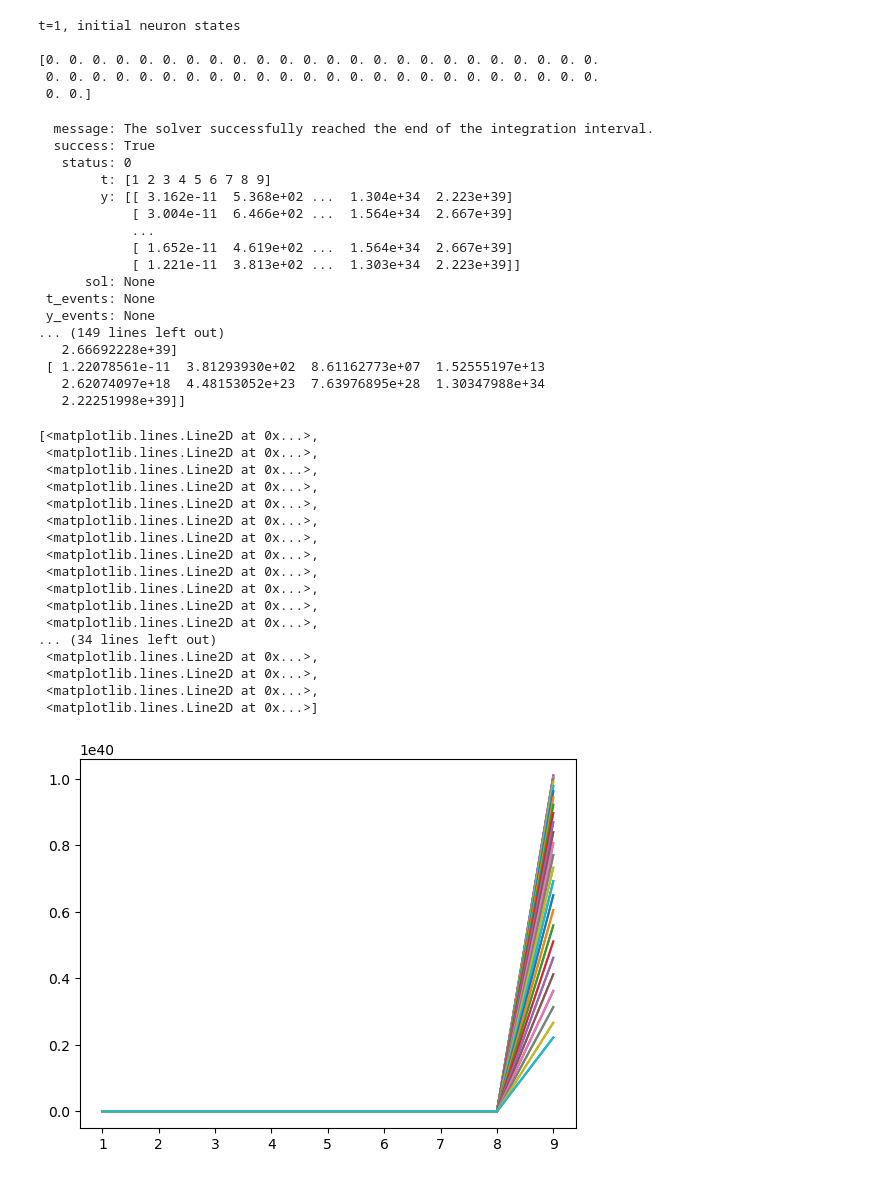
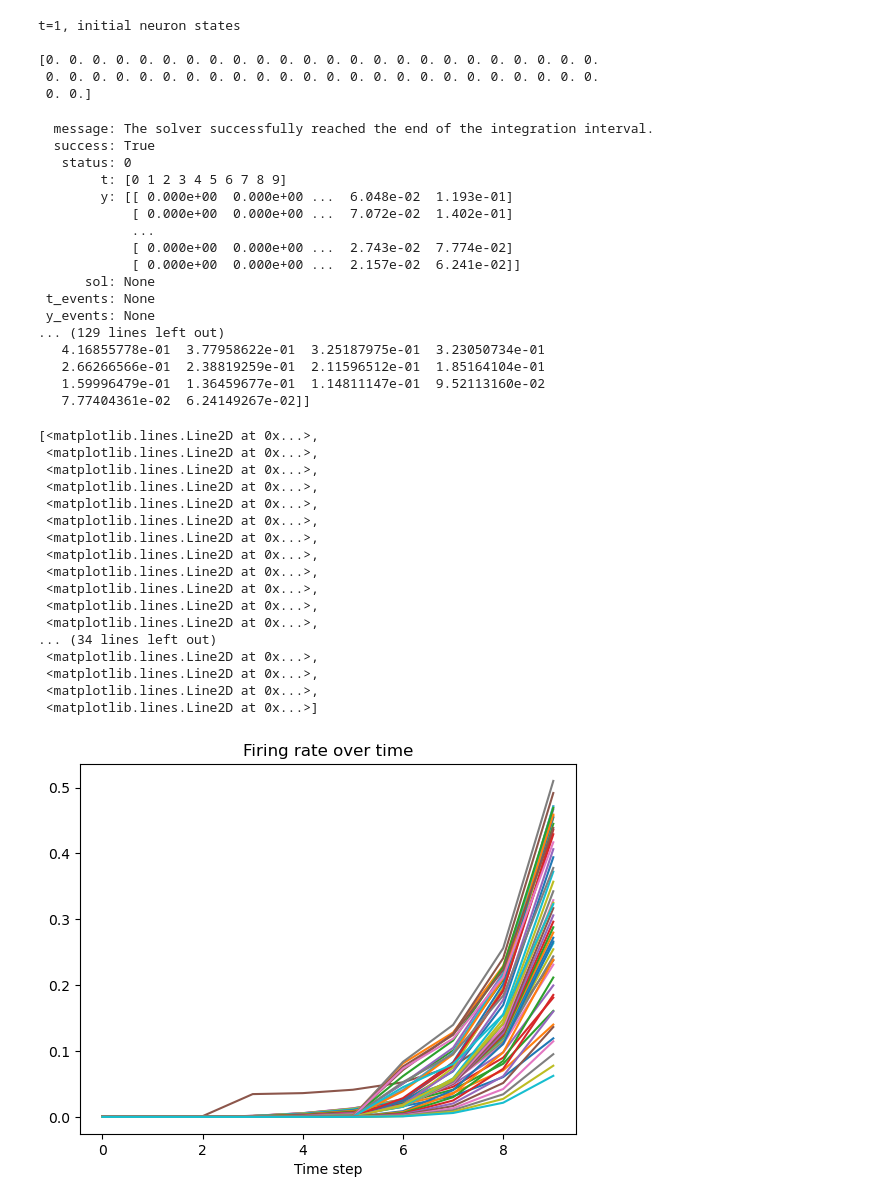
Before and after one commit to michealrm/Trappenberg_CAAN, a Jupyter notebook: caan_simulation.ipynb, the cells around one changed output. Cells and saved outputs as stored; diff of their text form; code cells hidden in the pictures.

```diff
--- a/caan_simulation.ipynb
+++ b/caan_simulation.ipynb
@@ -75,53 +80,54 @@ t=1, initial neuron states
 # print(np.shape(w))
 # print(r[:, 0].reshape(50, 1))
 # print(np.dot(w, r[:, 0]))
-tau = 1
+tau = 14
 def nn_ode(t, Uc, W, I, tau):
-    t = int(t)
     # transpose Uc so we get a column vector
     # ...
-    return np.transpose(Uc).dot(W) + I[:, t]
+    t = int(t)
+    return (-Uc + W.T.dot(Uc) + I[:, t]) / tau
 
-dUdt = sp.integrate.solve_ivp(nn_ode, [0, num_time_steps - 1], U[:, 0], t_eval=np.arange(1, num_time_steps), args=(w, external_input, tau))
-print(dUdt)
-print(dUdt.y)
+solution = sp.integrate.solve_ivp(nn_ode, [0, num_time_steps - 1], U[:, 0], t_eval=np.arange(0, num_time_steps), args=(w, external_input, tau))
+print(solution)
+print(solution.y.T)
 # %% [output]
   message: The solver successfully reached the end of the integration interval.
   success: True
    status: 0
-        t: [1 2 3 4 5 6 7 8 9]
-        y: [[ 3.162e-11  5.368e+02 ...  1.304e+34  2.223e+39]
-            [ 3.004e-11  6.466e+02 ...  1.564e+34  2.667e+39]
+        t: [0 1 2 3 4 5 6 7 8 9]
+        y: [[ 0.000e+00  0.000e+00 ...  6.048e-02  1.193e-01]
+            [ 0.000e+00  0.000e+00 ...  7.072e-02  1.402e-01]
             ...
-            [ 1.652e-11  4.619e+02 ...  1.564e+34  2.667e+39]
-            [ 1.221e-11  3.813e+02 ...  1.303e+34  2.223e+39]]
+            [ 0.000e+00  0.000e+00 ...  2.743e-02  7.774e-02]
+            [ 0.000e+00  0.000e+00 ...  2.157e-02  6.241e-02]]
       sol: None
  t_events: None
  y_events: None
-... (149 lines left out)
-   2.66692228e+39]
- [ 1.22078561e-11  3.81293930e+02  8.61162773e+07  1.52555197e+13
-   2.62074097e+18  4.48153052e+23  7.63976895e+28  1.30347988e+34
-   2.22251998e+39]]
+... (129 lines left out)
+   4.16855778e-01  3.77958622e-01  3.25187975e-01  3.23050734e-01
+   2.66266566e-01  2.38819259e-01  2.11596512e-01  1.85164104e-01
+   1.59996479e-01  1.36459677e-01  1.14811147e-01  9.52113160e-02
+   7.77404361e-02  6.24149267e-02]]
-# %%
-
-plt.plot(dUdt.t, np.transpose(dUdt.y))
-# %% [output]
-[<matplotlib.lines.Line2D at 0x...>,
- <matplotlib.lines.Line2D at 0x...>,
- <matplotlib.lines.Line2D at 0x...>,
- <matplotlib.lines.Line2D at 0x...>,
- <matplotlib.lines.Line2D at 0x...>,
- <matplotlib.lines.Line2D at 0x...>,
- <matplotlib.lines.Line2D at 0x...>,
- <matplotlib.lines.Line2D at 0x...>,
- <matplotlib.lines.Line2D at 0x...>,
- <matplotlib.lines.Line2D at 0x...>,
- <matplotlib.lines.Line2D at 0x...>,
- <matplotlib.lines.Line2D at 0x...>,
-... (34 lines left out)
- <matplotlib.lines.Line2D at 0x...>,
- <matplotlib.lines.Line2D at 0x...>,
- <matplotlib.lines.Line2D at 0x...>,
- <matplotlib.lines.Line2D at 0x...>]
-[figure, removed]
+# %%
+plt.title("Firing rate over time")
+plt.xlabel("Time step")
+plt.plot(solution.t, solution.y.T)
+# %% [output]
+[<matplotlib.lines.Line2D at 0x...>,
+ <matplotlib.lines.Line2D at 0x...>,
+ <matplotlib.lines.Line2D at 0x...>,
+ <matplotlib.lines.Line2D at 0x...>,
+ <matplotlib.lines.Line2D at 0x...>,
+ <matplotlib.lines.Line2D at 0x...>,
+ <matplotlib.lines.Line2D at 0x...>,
+ <matplotlib.lines.Line2D at 0x...>,
+ <matplotlib.lines.Line2D at 0x...>,
+ <matplotlib.lines.Line2D at 0x...>,
+ <matplotlib.lines.Line2D at 0x...>,
+ <matplotlib.lines.Line2D at 0x...>,
+... (34 lines left out)
+ <matplotlib.lines.Line2D at 0x...>,
+ <matplotlib.lines.Line2D at 0x...>,
+ <matplotlib.lines.Line2D at 0x...>,
+ <matplotlib.lines.Line2D at 0x...>]
+[figure, added]
```
Also changed, not shown: parts of 5 cells of this notebook.
